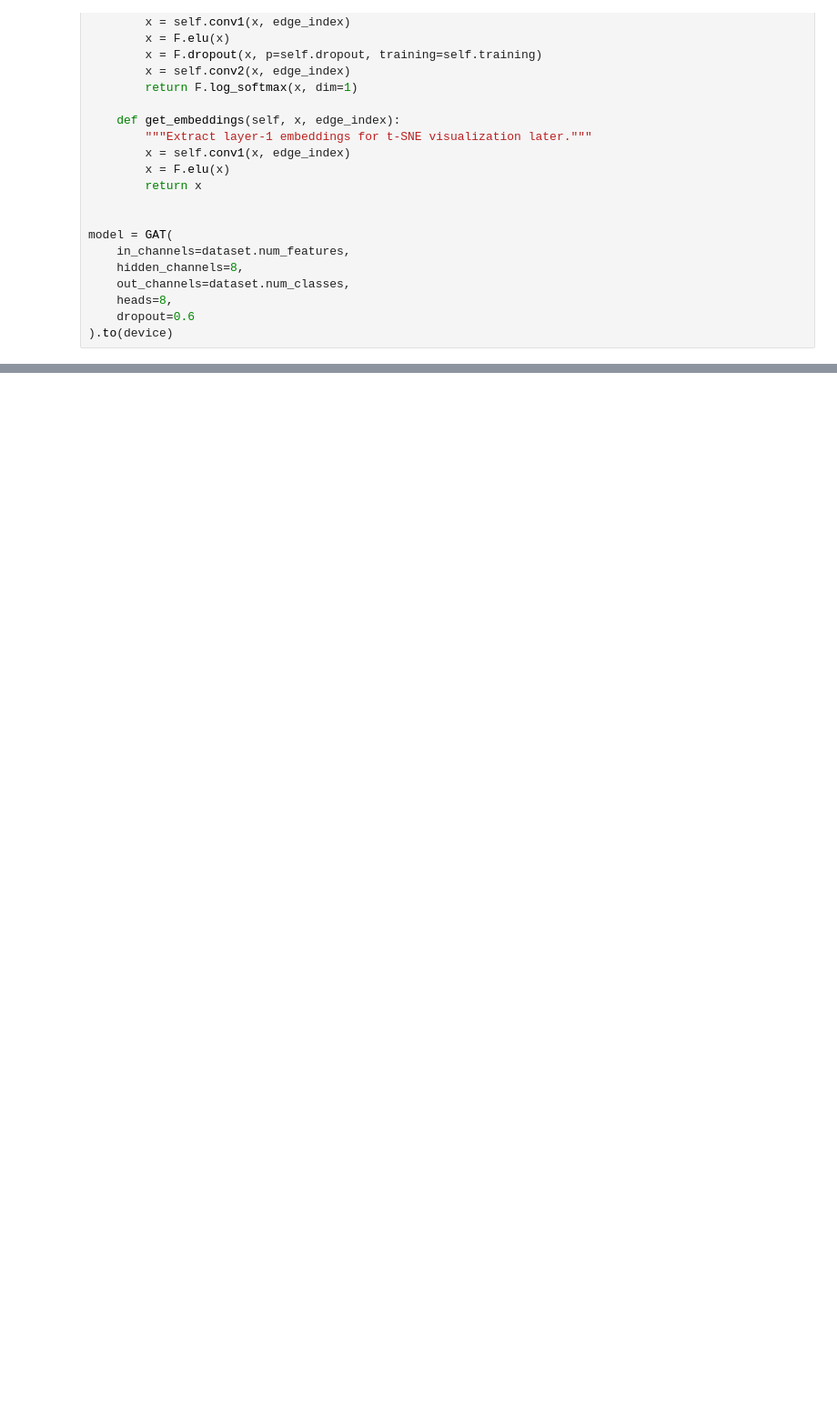
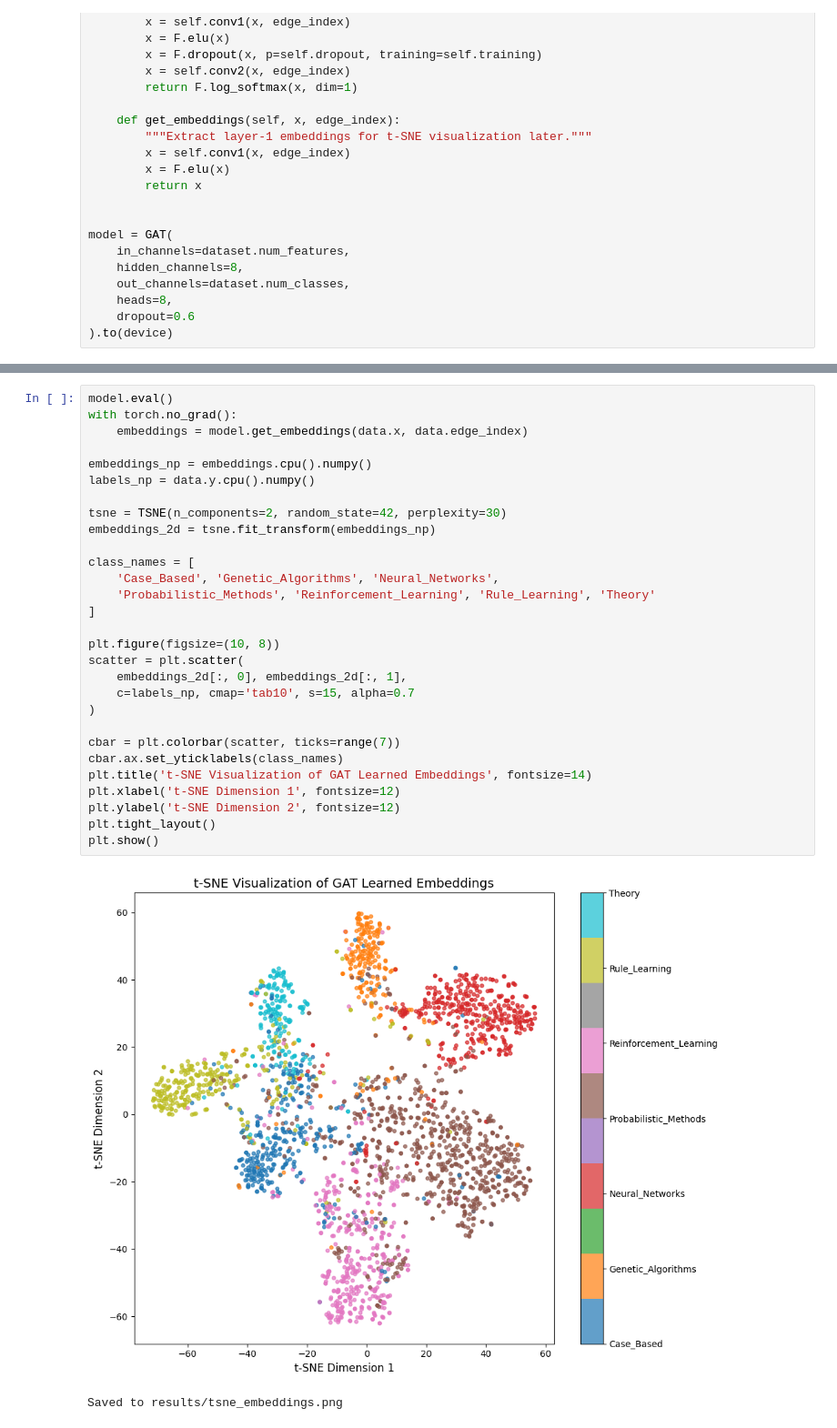
Before and after one commit to adiprathapa/graph-attention-networks, a Jupyter notebook: notebooks/gat_cora.ipynb, the cells around one changed output, grey strips where cells are left out. Shown at 91% size. Cells and saved outputs as stored; diff of their text form; blank space fills up the shorter version.

```diff
--- a/notebooks/gat_cora.ipynb
+++ b/notebooks/gat_cora.ipynb
@@ -114,0 +150,32 @@ Best Validation Accuracy: 0.8120
+# %%
+model.eval()
+with torch.no_grad():
+    embeddings = model.get_embeddings(data.x, data.edge_index)
+
+embeddings_np = embeddings.cpu().numpy()
+labels_np = data.y.cpu().numpy()
+
+tsne = TSNE(n_components=2, random_state=42, perplexity=30)
+embeddings_2d = tsne.fit_transform(embeddings_np)
+
+class_names = [
+    'Case_Based', 'Genetic_Algorithms', 'Neural_Networks',
+    'Probabilistic_Methods', 'Reinforcement_Learning', 'Rule_Learning', 'Theory'
+]
+
+plt.figure(figsize=(10, 8))
+scatter = plt.scatter(
+    embeddings_2d[:, 0], embeddings_2d[:, 1],
+    c=labels_np, cmap='tab10', s=15, alpha=0.7
+)
+
+cbar = plt.colorbar(scatter, ticks=range(7))
+cbar.ax.set_yticklabels(class_names)
+plt.title('t-SNE Visualization of GAT Learned Embeddings', fontsize=14)
+plt.xlabel('t-SNE Dimension 1', fontsize=12)
+plt.ylabel('t-SNE Dimension 2', fontsize=12)
+plt.tight_layout()
+plt.show()
+# %% [output]
+[figure, added]
+Saved to results/tsne_embeddings.png
```
Also changed, not shown: parts of 3 cells of this notebook.
